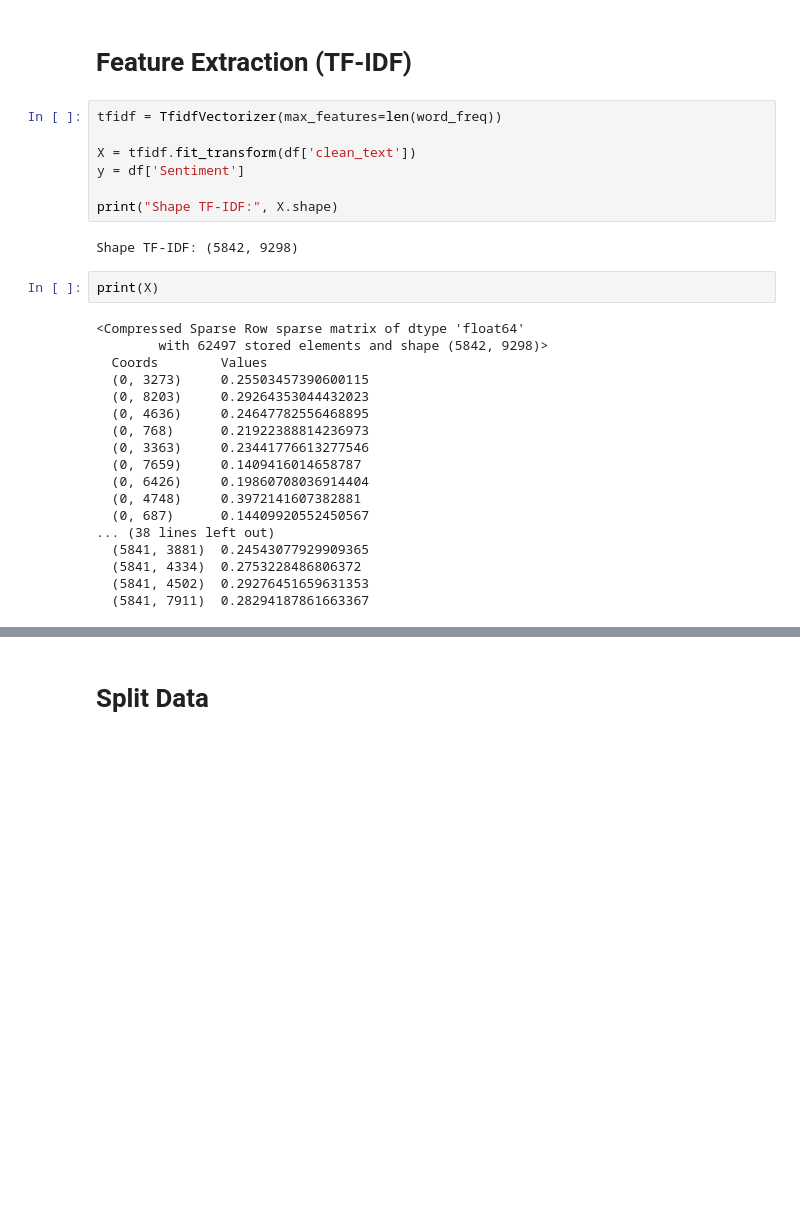
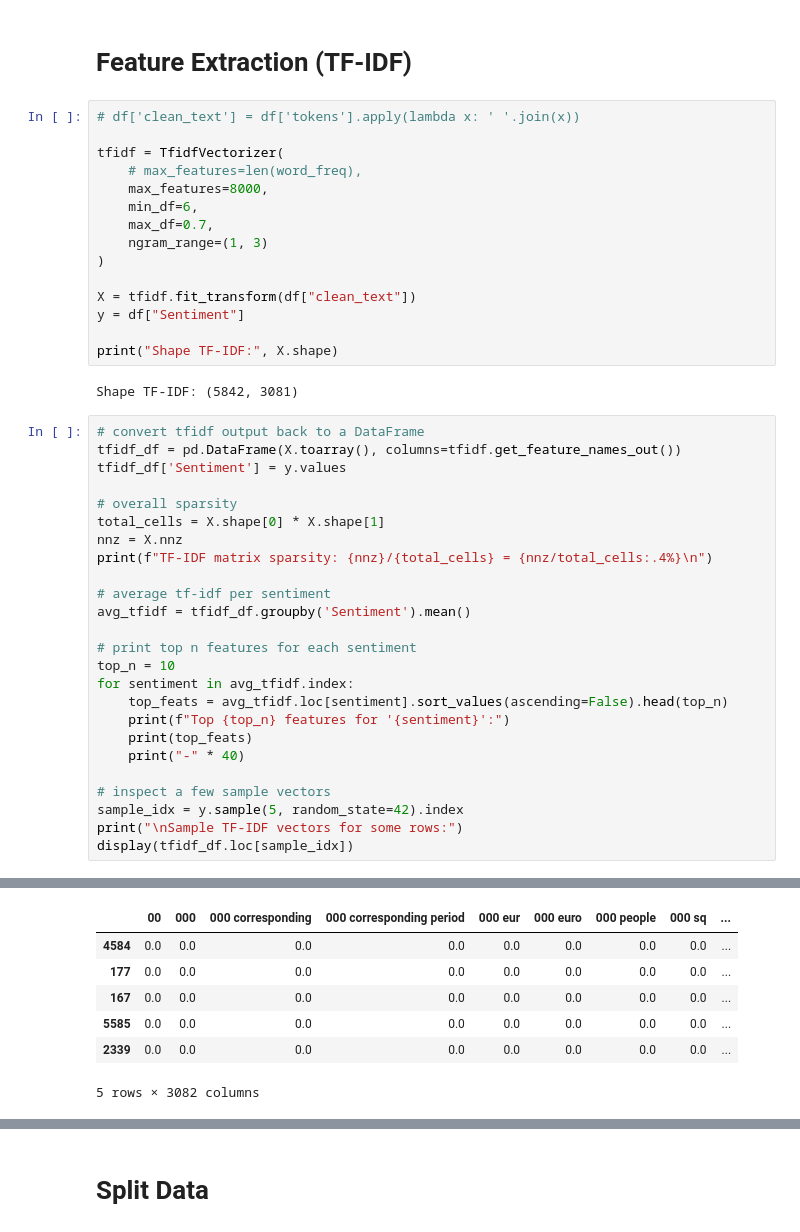
Before and after one commit to RafiHaqul/sentiment_finance_with_random_forest, a Jupyter notebook: random_forest.ipynb, the cells around one changed output, grey strips where cells are left out. Drawn from its saved outputs; the diff is of its cells as text; blank space fills up the shorter version.

```diff
--- a/random_forest.ipynb
+++ b/random_forest.ipynb
@@ -230,31 +225,45 @@ Jumlah kata unik: 9318
 # %% [markdown]
 # Feature Extraction (TF-IDF)
 # %%
-tfidf = TfidfVectorizer(max_features=len(word_freq))
+# df['clean_text'] = df['tokens'].apply(lambda x: ' '.join(x))
 
-X = tfidf.fit_transform(df['clean_text'])
-y = df['Sentiment']
+tfidf = TfidfVectorizer(
+    # max_features=len(word_freq),
+    max_features=8000,
+    min_df=6,
+    max_df=0.7,
+    ngram_range=(1, 3)
+)
+
+X = tfidf.fit_transform(df["clean_text"])
+y = df["Sentiment"]
 
 print("Shape TF-IDF:", X.shape)
 # %% [output]
-Shape TF-IDF: (5842, 9298)
+Shape TF-IDF: (5842, 3081)
-# %%
-print(X)
-# %% [output]
-<Compressed Sparse Row sparse matrix of dtype 'float64'
-        with 62497 stored elements and shape (5842, 9298)>
-  Coords        Values
-  (0, 3273)     0.25503457390600115
-  (0, 8203)     0.29264353044432023
-  (0, 4636)     0.24647782556468895
-  (0, 768)      0.21922388814236973
-  (0, 3363)     0.23441776613277546
-  (0, 7659)     0.1409416014658787
-  (0, 6426)     0.19860708036914404
-  (0, 4748)     0.3972141607382881
-  (0, 687)      0.14409920552450567
-... (38 lines left out)
-  (5841, 3881)  0.24543077929909365
-  (5841, 4334)  0.2753228486806372
-  (5841, 4502)  0.29276451659631353
-  (5841, 7911)  0.28294187861663367
+# %%
+# convert tfidf output back to a DataFrame
+tfidf_df = pd.DataFrame(X.toarray(), columns=tfidf.get_feature_names_out())
+tfidf_df['Sentiment'] = y.values
+
+# overall sparsity
+total_cells = X.shape[0] * X.shape[1]
+nnz = X.nnz
+print(f"TF-IDF matrix sparsity: {nnz}/{total_cells} = {nnz/total_cells:.4%}\n")
+
+# average tf-idf per sentiment
+avg_tfidf = tfidf_df.groupby('Sentiment').mean()
+
+# print top n features for each sentiment
+top_n = 10
+for sentiment in avg_tfidf.index:
+    top_feats = avg_tfidf.loc[sentiment].sort_values(ascending=False).head(top_n)
+    print(f"Top {top_n} features for '{sentiment}':")
+    print(top_feats)
+    print("-" * 40)
+
+# inspect a few sample vectors
+sample_idx = y.sample(5, random_state=42).index
+print("\nSample TF-IDF vectors for some rows:")
+display(tfidf_df.loc[sample_idx])
+# %% [output]
@@ -260,0 +287,7 @@ print(X)
+|  | 00 | 000 | 000 corresponding | 000 corresponding period | 000 eur | 000 euro | 000 people | 000 sq | ... |
+| 4584 | 0.0 | 0.0 | 0.0 | 0.0 | 0.0 | 0.0 | 0.0 | 0.0 | ... |
+| 177 | 0.0 | 0.0 | 0.0 | 0.0 | 0.0 | 0.0 | 0.0 | 0.0 | ... |
+| 167 | 0.0 | 0.0 | 0.0 | 0.0 | 0.0 | 0.0 | 0.0 | 0.0 | ... |
+| 5585 | 0.0 | 0.0 | 0.0 | 0.0 | 0.0 | 0.0 | 0.0 | 0.0 | ... |
+| 2339 | 0.0 | 0.0 | 0.0 | 0.0 | 0.0 | 0.0 | 0.0 | 0.0 | ... |
+5 rows × 3082 columns
```
Also changed, not shown: parts of 16 cells of this notebook, 2 other files.
